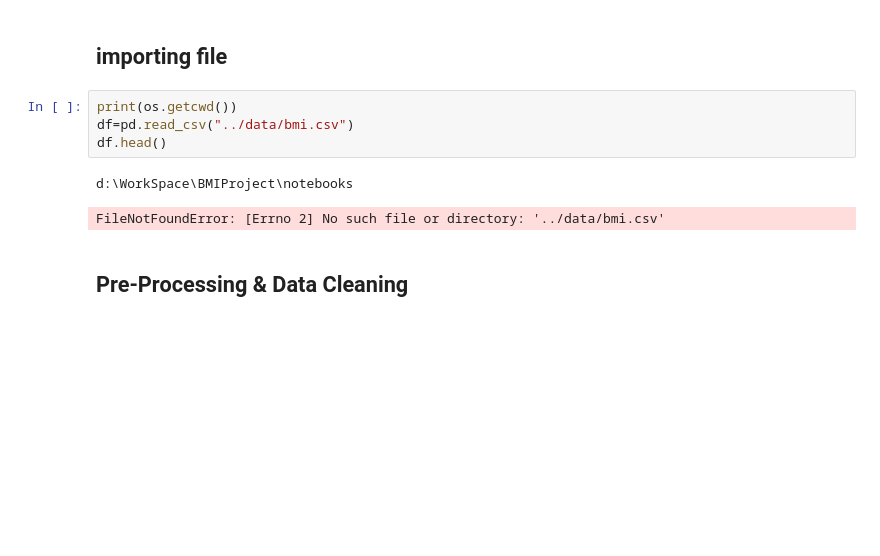
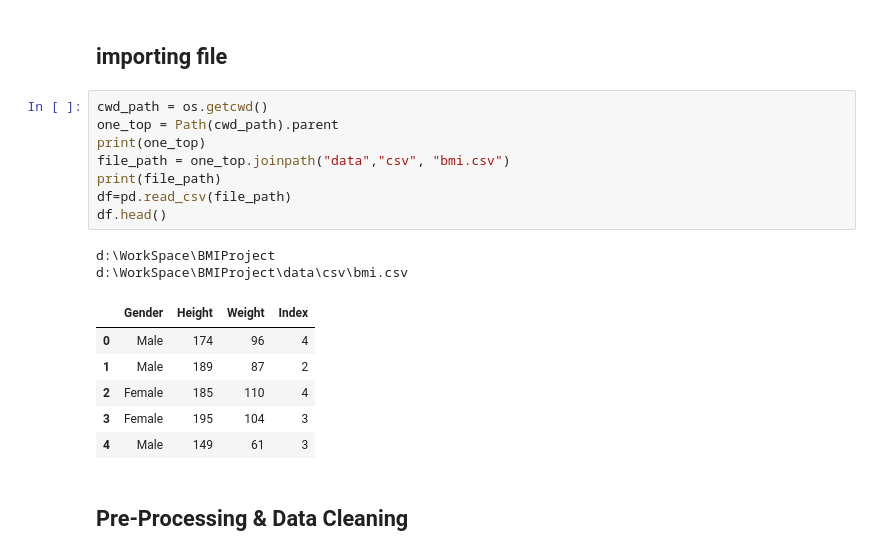
Before and after one commit to sid111nov/BMIProject, a Jupyter notebook: notebooks/bmi-analysis.ipynb, the cells around one changed output. Drawn from its saved outputs; the diff is of its cells as text; blank space fills up the shorter version.

```diff
--- a/notebooks/bmi-analysis.ipynb
+++ b/notebooks/bmi-analysis.ipynb
@@ -30,13 +30,23 @@ for dirname, _, filenames in os.walk('BMIProject/'):
 # You can also write temporary files to /kaggle/temp/, but they won't be saved outside of the current session
 # %% [markdown]
 ## importing file
-# %%
-print(os.getcwd())
-df=pd.read_csv("../data/bmi.csv")
-df.head()
-# %% [output]
-d:\WorkSpace\BMIProject\notebooks
-FileNotFoundError: [Errno 2] No such file or directory: '../data/bmi.csv'
+# %%
+cwd_path = os.getcwd()
+one_top = Path(cwd_path).parent
+print(one_top)
+file_path = one_top.joinpath("data","csv", "bmi.csv")
+print(file_path)
+df=pd.read_csv(file_path)
+df.head()
+# %% [output]
+d:\WorkSpace\BMIProject
+d:\WorkSpace\BMIProject\data\csv\bmi.csv
+|  | Gender | Height | Weight | Index |
+| 0 | Male | 174 | 96 | 4 |
+| 1 | Male | 189 | 87 | 2 |
+| 2 | Female | 185 | 110 | 4 |
+| 3 | Female | 195 | 104 | 3 |
+| 4 | Male | 149 | 61 | 3 |
 # %% [markdown]
 ## Pre-Processing & Data Cleaning
 # %%
```
Also changed, not shown: parts of 12 cells of this notebook, 8 other files.
